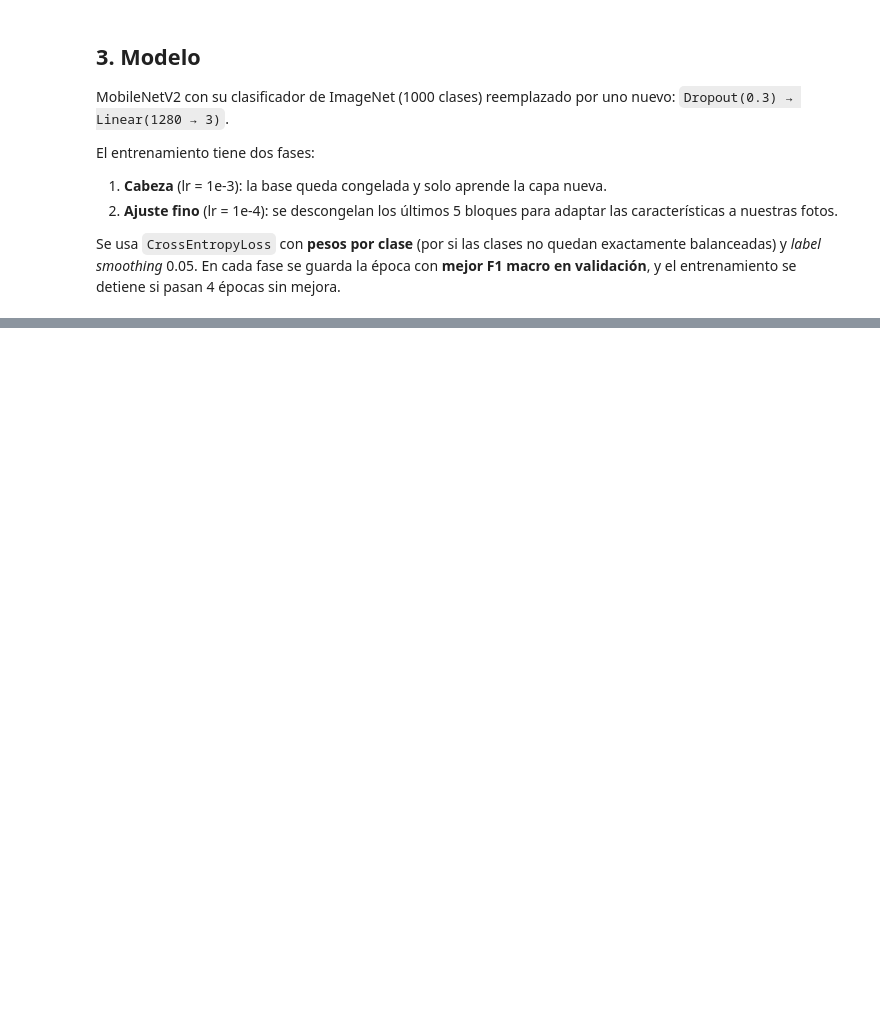
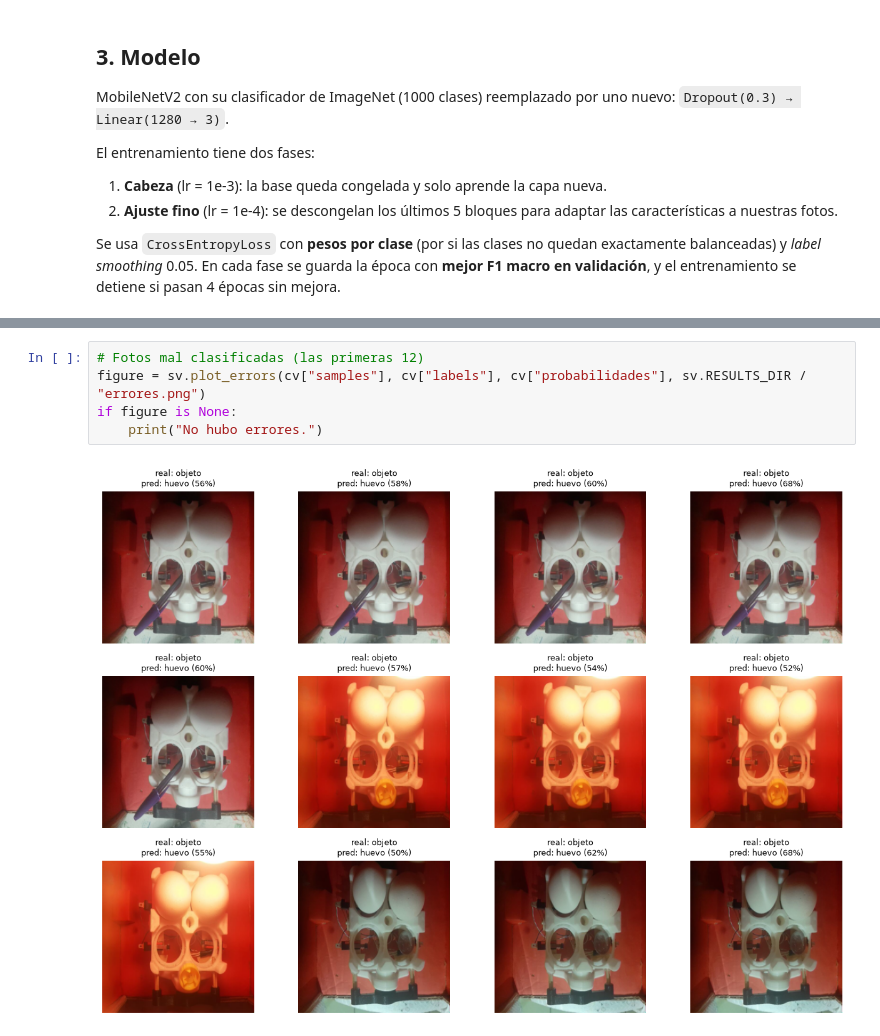
Before and after one commit to ricardious/AYC2_G3, a Jupyter notebook: Proyecto_2_SmartEgg/ml/vision/entrenar_vision.ipynb, the cells around one changed output, grey strips where cells are left out. Drawn from its saved outputs; the diff is of its cells as text; blank space fills up the shorter version.

```diff
--- a/Proyecto_2_SmartEgg/ml/vision/entrenar_vision.ipynb
+++ b/Proyecto_2_SmartEgg/ml/vision/entrenar_vision.ipynb
@@ -101,0 +182,7 @@ history = sv.train(model, train_loader, val_loader, weights,
+# %%
+# Fotos mal clasificadas (las primeras 12)
+figure = sv.plot_errors(cv["samples"], cv["labels"], cv["probabilidades"], sv.RESULTS_DIR / "errores.png")
+if figure is None:
+    print("No hubo errores.")
+# %% [output]
+[figure, added]
```
Also changed, not shown: parts of 24 cells of this notebook, 1 other file.
